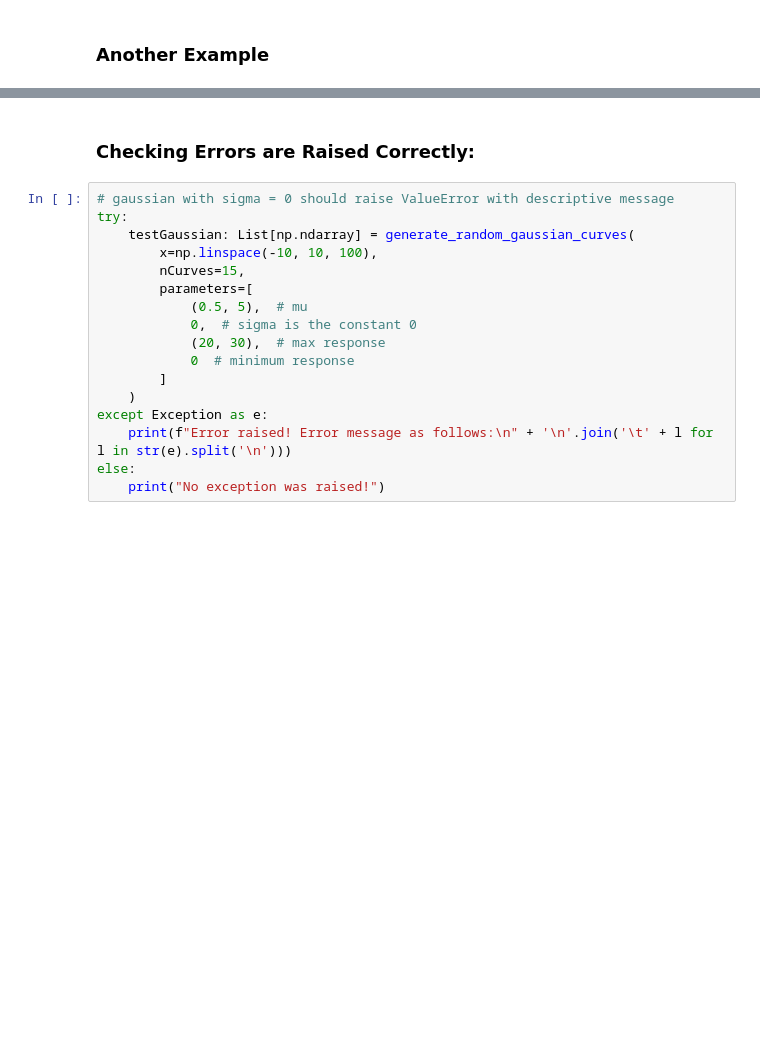
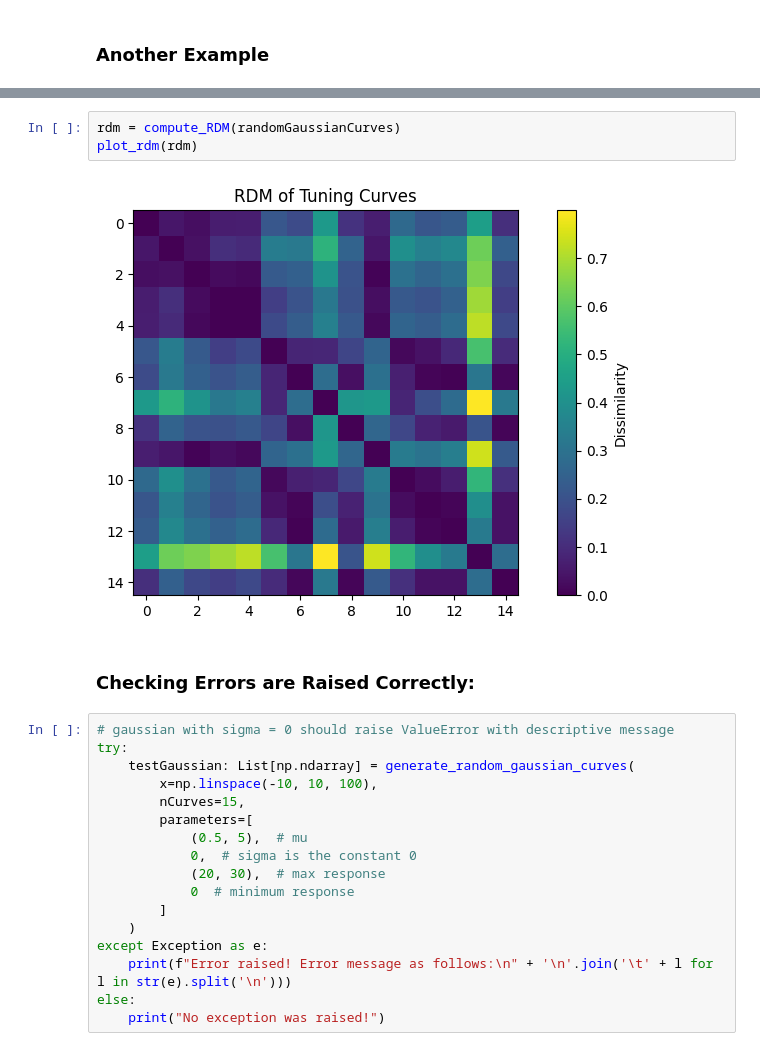
Before and after one commit to rates37/Build-Your-Own-Embedding, a Jupyter notebook: notebooks/neuronal_tuning_curves.ipynb, the cells around one changed output, grey strips where cells are left out. Saved outputs shown, nothing was run; the diff lists cells and outputs as text; blank space fills up the shorter version.

```diff
--- a/notebooks/neuronal_tuning_curves.ipynb
+++ b/notebooks/neuronal_tuning_curves.ipynb
@@ -416,3 +416,8 @@ plt.show()
+# %%
+rdm = compute_RDM(randomGaussianCurves)
+plot_rdm(rdm)
+# %% [output]
+[figure, added]
 # %% [markdown]
 ### Checking Errors are Raised Correctly:
 # %%
```
Also changed, not shown: parts of 5 cells of this notebook.
